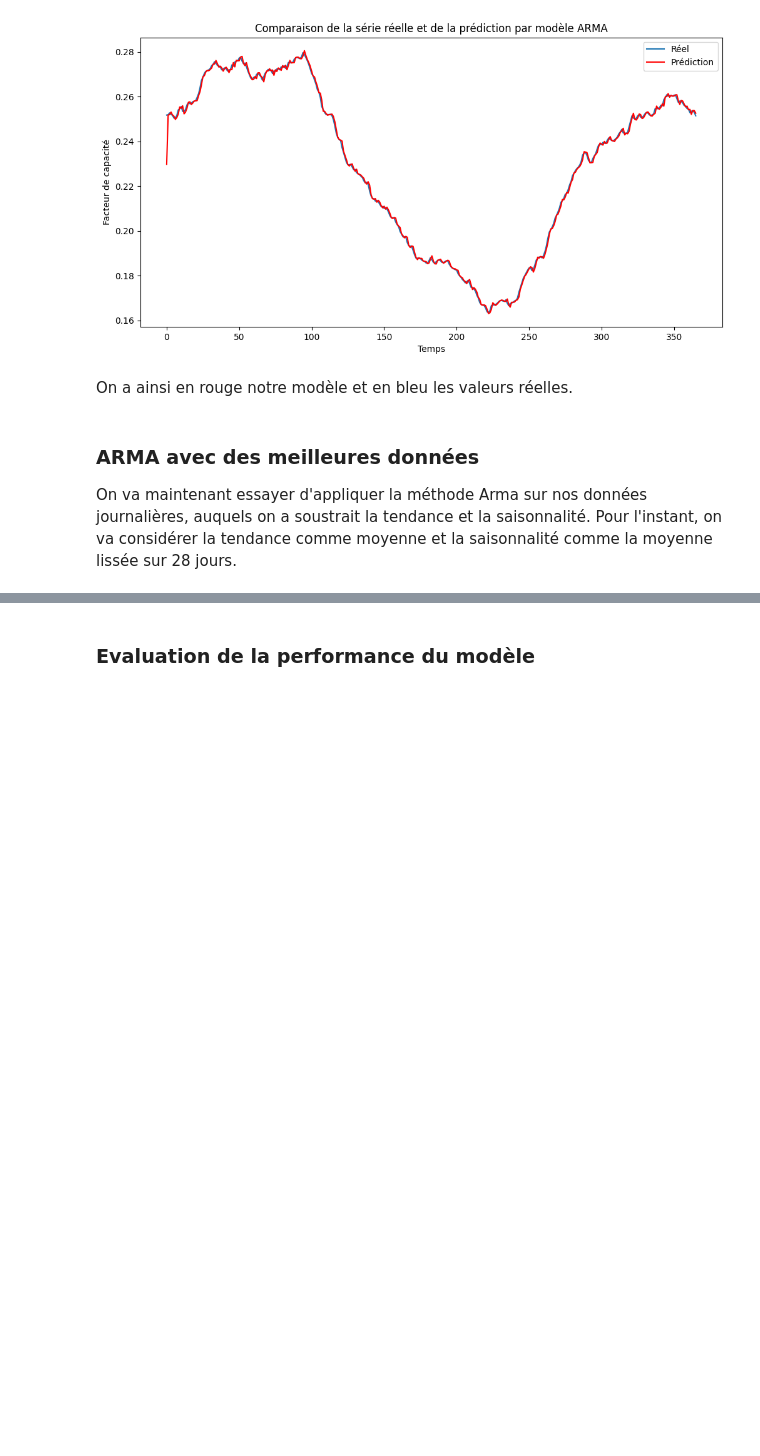
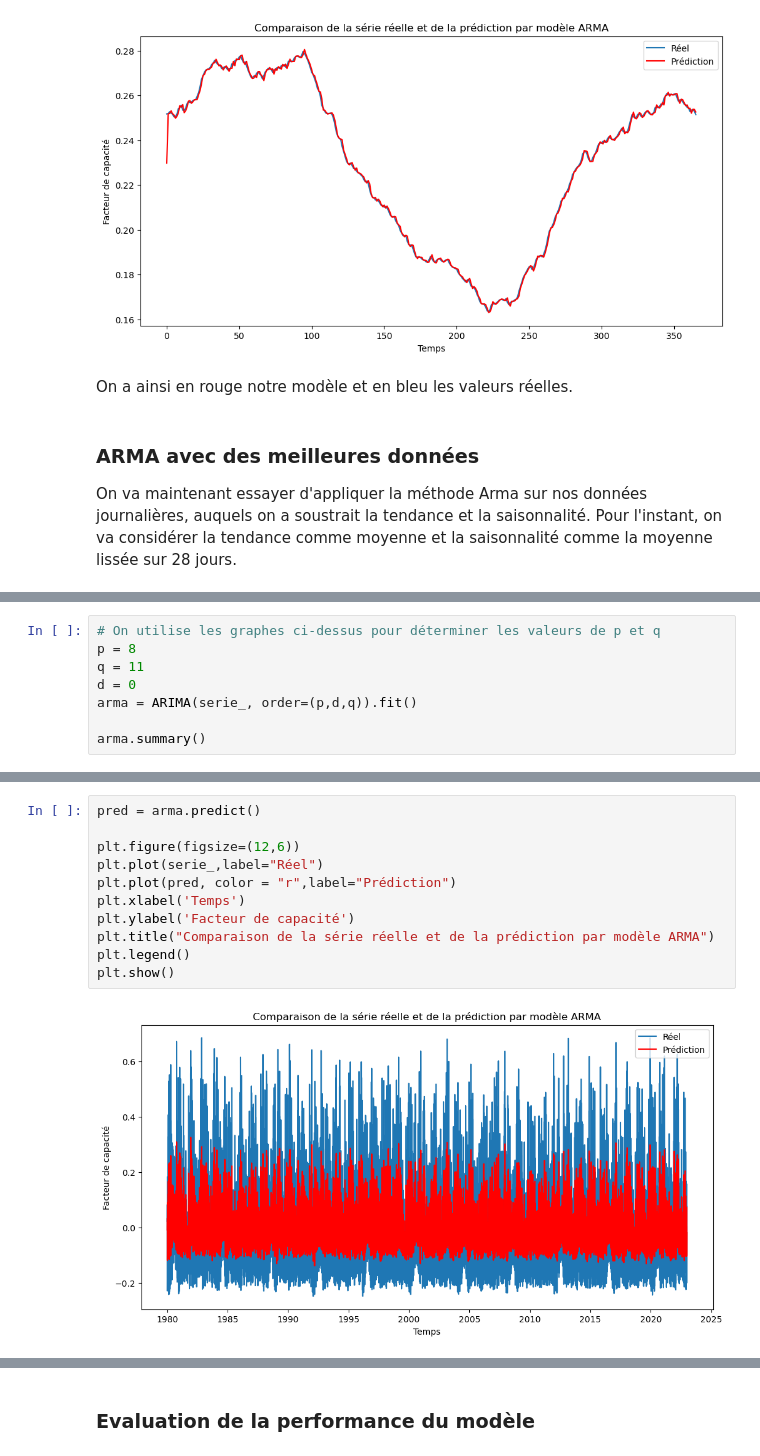
Before and after one commit to dpiot14/Project-4th-year, a Jupyter notebook: wind_Toulouse_Prediction.ipynb, the cells around one changed output, grey strips where cells are left out. Saved outputs shown, nothing was run; the diff lists cells and outputs as text; blank space fills up the shorter version.

Commit message:
Prédictions modèles ARMA et ARIMA

```diff
--- a/wind_Toulouse_Prediction.ipynb
+++ b/wind_Toulouse_Prediction.ipynb
@@ -336,0 +332,8 @@ La p-value est de:  0.0
+# %%
+# On utilise les graphes ci-dessus pour déterminer les valeurs de p et q
+p = 8
+q = 11
+d = 0
+arma = ARIMA(serie_, order=(p,d,q)).fit()
+
+arma.summary()
@@ -336,0 +371,13 @@ La p-value est de:  0.0
+# %%
+pred = arma.predict()
+
+plt.figure(figsize=(12,6))
+plt.plot(serie_,label="Réel")
+plt.plot(pred, color = "r",label="Prédiction")
+plt.xlabel('Temps')
+plt.ylabel('Facteur de capacité')
+plt.title("Comparaison de la série réelle et de la prédiction par modèle ARMA")
+plt.legend()
+plt.show()
+# %% [output]
+[figure, added]
```
Also changed, not shown: parts of 26 cells of this notebook.
